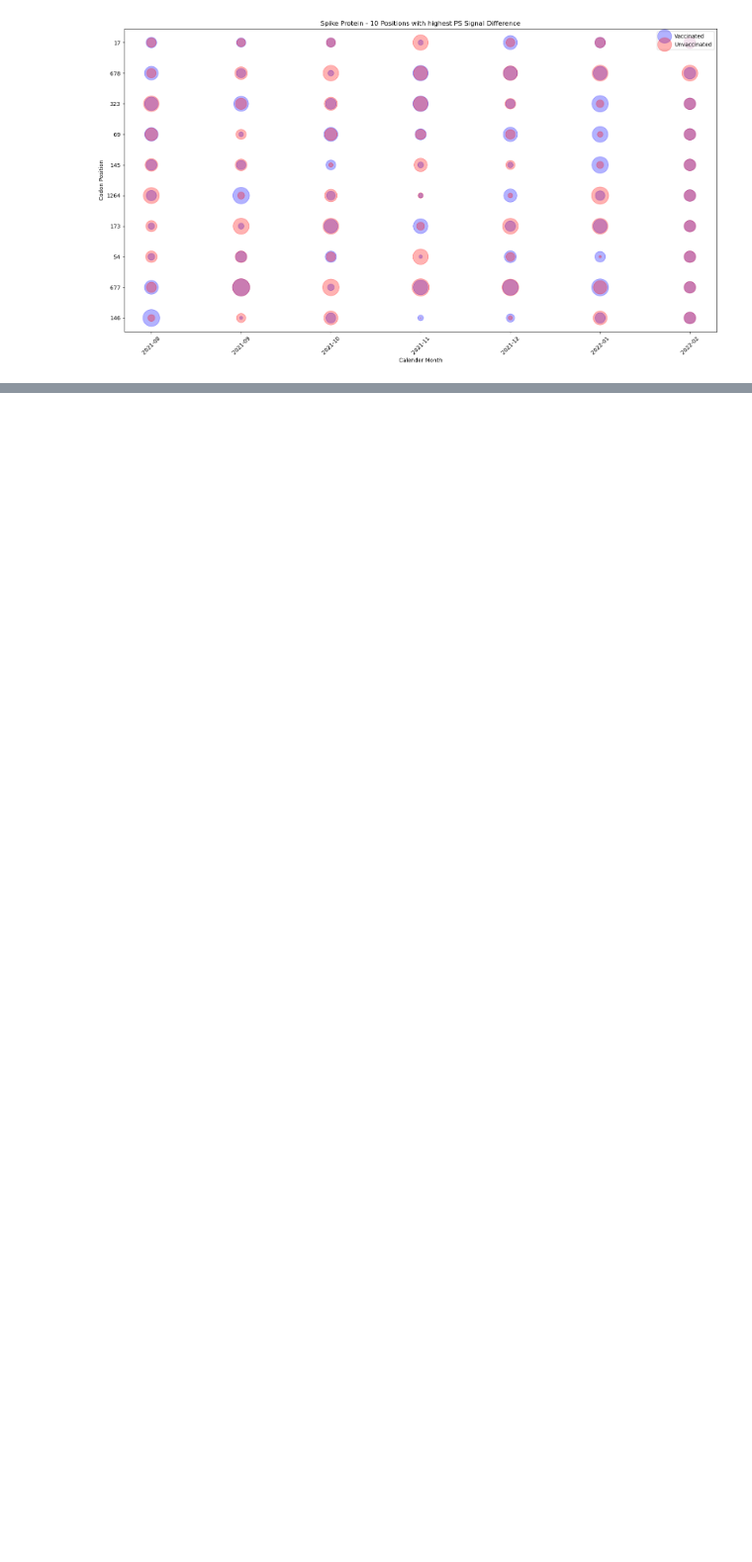
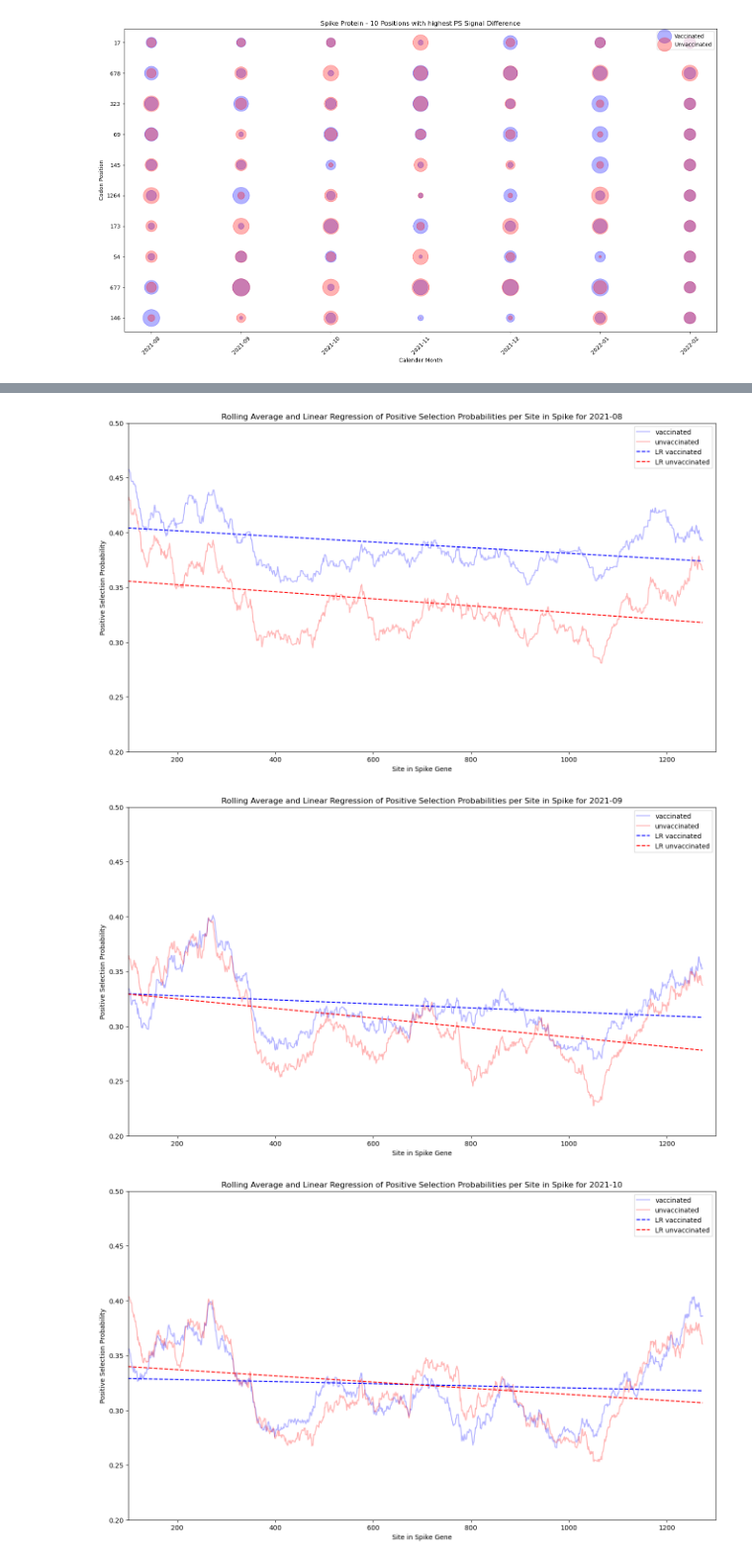
Before and after one commit to rki-mf1/PanAdapt, a Jupyter notebook: visualize_fubar.ipynb, the cells around one changed output, grey strips where cells are left out. Shown at 99% size. Saved outputs shown, nothing was run; the diff lists cells and outputs as text; code cells hidden in the pictures; blank space fills up the shorter version.

```diff
--- a/visualize_fubar.ipynb
+++ b/visualize_fubar.ipynb
@@ -105,0 +159,13 @@ plt.tight_layout()
+# %%
+def min_max_scaling(lst, lower_bound, upper_bound):
+    min_value = min(lst)
+    max_value = max(lst)
+    if min_value == max_value:
+        return [upper_bound for _ in lst]
+    min_max_list = [(x-min_value)/(max_value-min_value) for x in lst]
+    bound_range = upper_bound - lower_bound
+    return [lower_bound+x*bound_range for x in min_max_list]
+
+list1 = [1,2,3,4,5,100]
+list2 = [0,0]
+min_max_scaling(list1, 2, 3)
@@ -105,0 +240,43 @@ plt.tight_layout()
+# %%
+import numpy as np
+import matplotlib.pyplot as plt
+
+rolling_window = 100
+
+for date, (probs_ja, probs_nein) in prob_pairs.items():
+    plt.figure(figsize=(16, 9))
+
+    # Calculate rolling average
+    rolling_ja = df[probs_ja].rolling(window=rolling_window).mean()
+    rolling_nein = df[probs_nein].rolling(window=rolling_window).mean()
+
+    # Plotting the rolling average
+    plt.plot(df['Position_in_reference'], rolling_ja, c='blue', alpha=0.3, label='vaccinated')
+    plt.plot(df['Position_in_reference'], rolling_nein, c='red', alpha=0.3, label='unvaccinated')
+
+    # Linear regression for the original 'probs_ja' data
+    x = df['Position_in_reference']
+    y = df[probs_ja]
+    valid_indices = ~np.isnan(x) & ~np.isnan(y)  # Remove NaN values
+    coeffs_ja = np.polyfit(x[valid_indices], y[valid_indices], 1)
+    plt.plot(x, np.polyval(coeffs_ja, x), color="blue", linestyle="--", label='LR vaccinated')
+
+    # Linear regression for the original 'probs_nein' data
+    y = df[probs_nein]
+    valid_indices = ~np.isnan(x) & ~np.isnan(y)  # Remove NaN values
+    coeffs_nein = np.polyfit(x[valid_indices], y[valid_indices], 1)
+    plt.plot(x, np.polyval(coeffs_nein, x), color="red", linestyle="--", label='LR unvaccinated')
+
+    # Plot settings
+    plt.ylim((0.2, 0.5))
+    plt.xlim((rolling_window,1300))
+    plt.legend()
+    plt.title(f'Rolling Average and Linear Regression of Positive Selection Probabilities per Site in Spike for {date}')
+    plt.xlabel('Site in Spike Gene')
+    plt.ylabel('Positive Selection Probability')
+
+    plt.show()
+# %% [output]
+[figure, added]
+[figure, added]
+[figure, added]
```
Also changed, not shown: parts of 7 cells of this notebook, 2 other files.
